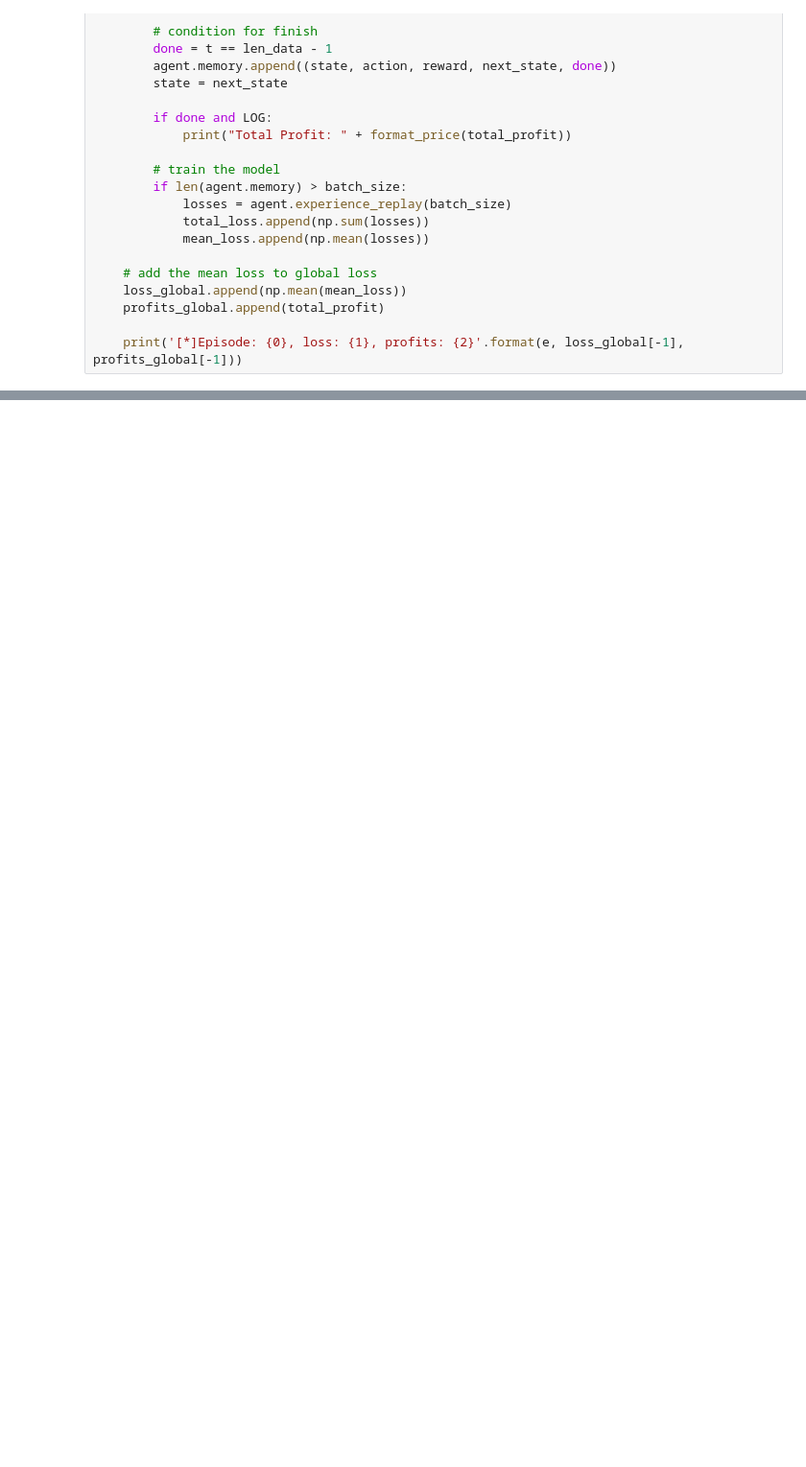
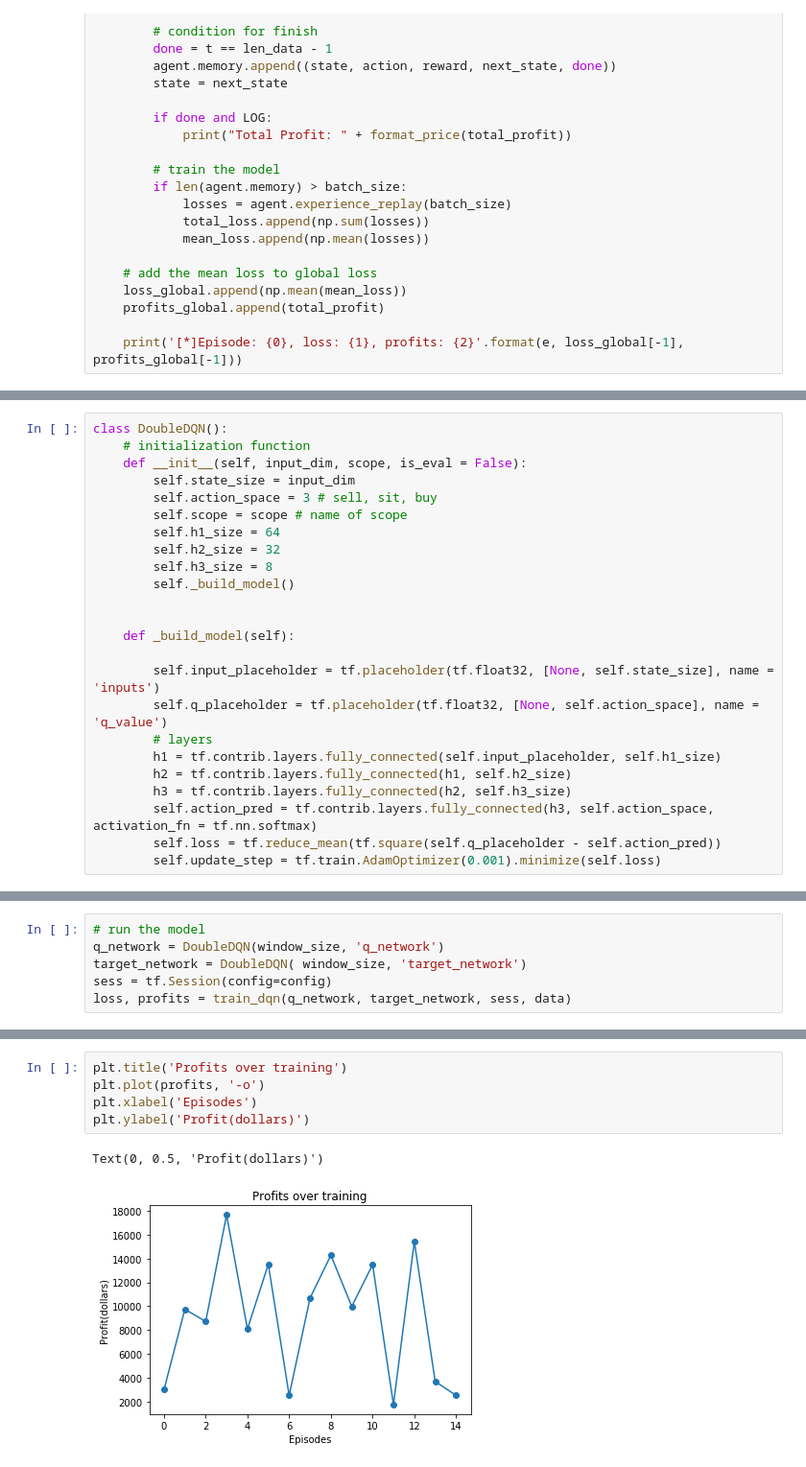
Before and after one commit to manvibharat/Stock-price-pridiction-using-Deep-reienforcement-learning, a Jupyter notebook: src/PredictionUsingDQN.ipynb, the cells around one changed output, grey strips where cells are left out. Shown at 96% size. Drawn from its saved outputs; the diff is of its cells as text; blank space fills up the shorter version.

```diff
--- a/src/PredictionUsingDQN.ipynb
+++ b/src/PredictionUsingDQN.ipynb
@@ -259,0 +269,24 @@ plt.plot(profits_global, '-o')
+# %%
+class DoubleDQN():
+    # initialization function
+    def __init__(self, input_dim, scope, is_eval = False):
+        self.state_size = input_dim
+        self.action_space = 3 # sell, sit, buy
+        self.scope = scope # name of scope
+        self.h1_size = 64
+        self.h2_size = 32
+        self.h3_size = 8
+        self._build_model()
+
+
+    def _build_model(self):
+
+        self.input_placeholder = tf.placeholder(tf.float32, [None, self.state_size], name = 'inputs')
+        self.q_placeholder = tf.placeholder(tf.float32, [None, self.action_space], name = 'q_value')
+        # layers
+        h1 = tf.contrib.layers.fully_connected(self.input_placeholder, self.h1_size)
+        h2 = tf.contrib.layers.fully_connected(h1, self.h2_size)
+        h3 = tf.contrib.layers.fully_connected(h2, self.h3_size)
+        self.action_pred = tf.contrib.layers.fully_connected(h3, self.action_space, activation_fn = tf.nn.softmax)
+        self.loss = tf.reduce_mean(tf.square(self.q_placeholder - self.action_pred))
+        self.update_step = tf.train.AdamOptimizer(0.001).minimize(self.loss)
@@ -259,0 +418,6 @@ plt.plot(profits_global, '-o')
+# %%
+# run the model
+q_network = DoubleDQN(window_size, 'q_network')
+target_network = DoubleDQN( window_size, 'target_network')
+sess = tf.Session(config=config)
+loss, profits = train_dqn(q_network, target_network, sess, data)
@@ -259,0 +434,8 @@ plt.plot(profits_global, '-o')
+# %%
+plt.title('Profits over training')
+plt.plot(profits, '-o')
+plt.xlabel('Episodes')
+plt.ylabel('Profit(dollars)')
+# %% [output]
+Text(0, 0.5, 'Profit(dollars)')
+[figure, added]
```
Also changed, not shown: parts of 17 cells of this notebook, 12 other files.
